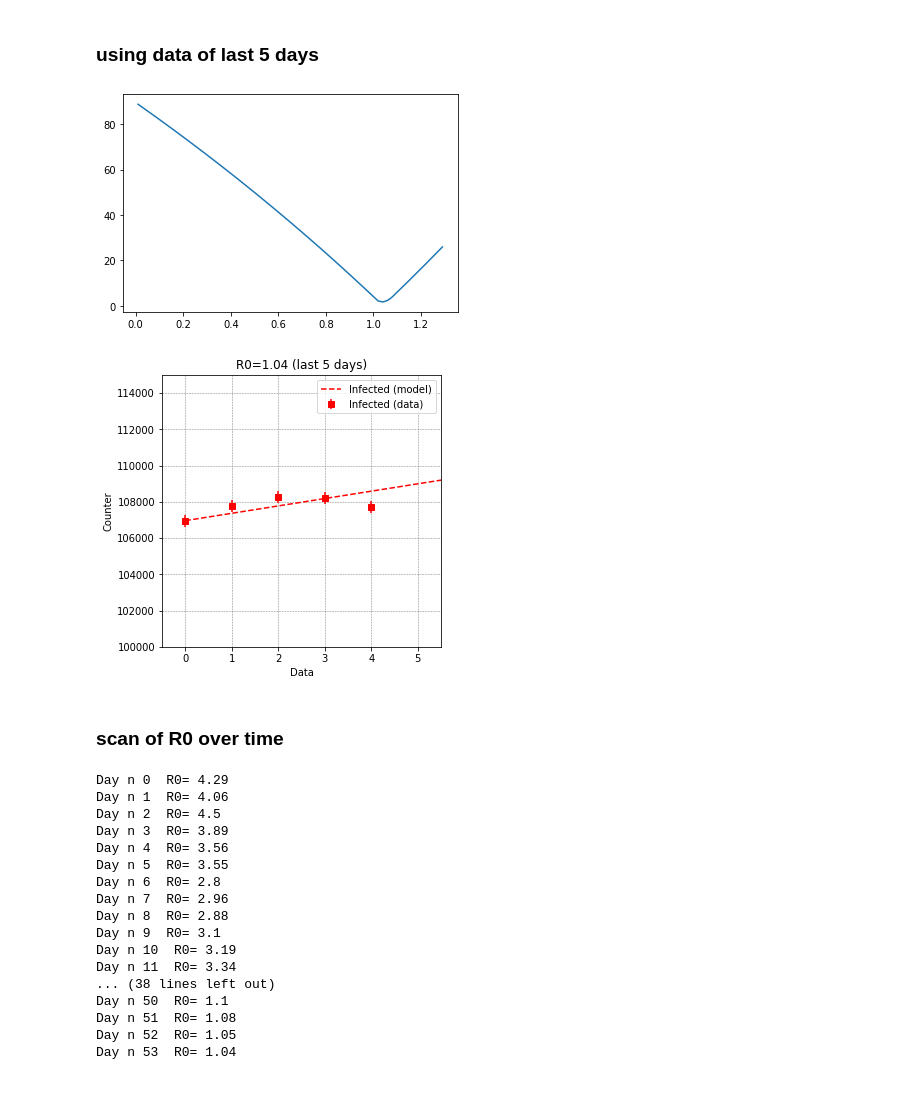
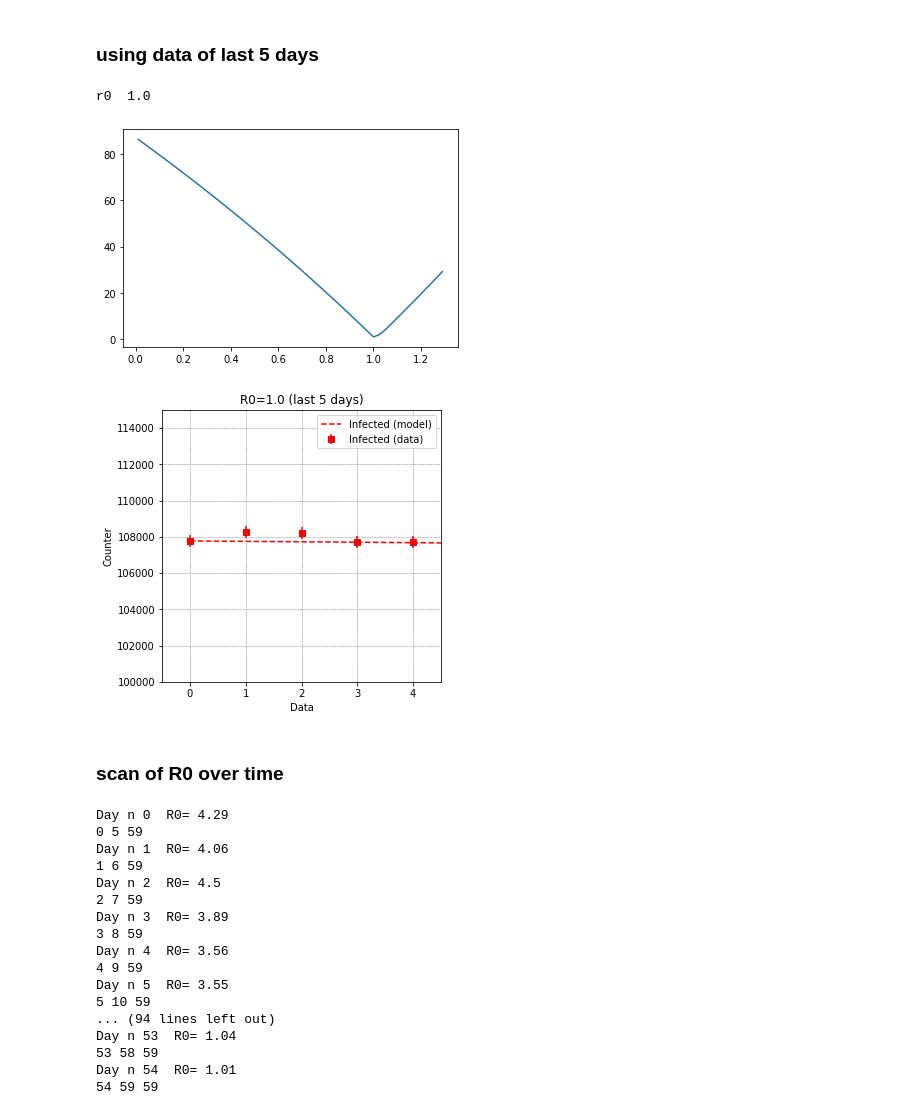
Before and after one commit to apalladi/datascienceprojects, a Jupyter notebook: covid19/main-code.ipynb, the cells around one changed output. Saved outputs shown, nothing was run; the diff lists cells and outputs as text; code cells hidden in the pictures.

```diff
--- a/covid19/main-code.ipynb
+++ b/covid19/main-code.ipynb
@@ -115,13 +131,13 @@ def SIR(N,beta,gamma,I0=1,R0=0,t=np.arange(0,365)):
 ### definition of SIR 2.0
 # %%
 # The SIR model differential equations.
-def deriv_SIR_2(y, t, N, beta1,gamma,beta2,tau=10**6):
+def deriv_SIR_2(y, t, N, beta1,gamma,tau=10**6,t_thresh=14):
     S,I,R = y
 
-    if t<=14:      # il lockdown nazionale inizia al 14° giorno
+    if t<=t_thresh:      # il lockdown nazionale inizia al 14° giorno
         B=beta1
     else:
-        B=beta2*np.exp(-(t-14)/tau)
+        B=beta1*np.exp(-(t-t_thresh)/tau)
 
     dSdt = -(B*I/N)*S
     dIdt = (B*S/N)*I - gamma*I
@@ -130,7 +146,7 @@ def deriv_SIR_2(y, t, N, beta1,gamma,beta2,tau=10**6):
     return dSdt, dIdt, dRdt
 
 
-def SIR_2(N,beta1,gamma,beta2,tau=10**6,I0=1,R0=0,t=np.arange(0,365)):
+def SIR_2(N,beta1,gamma,tau=10**6,t_thresh=14,I0=1,R0=0,t=np.arange(0,365)):
     # Definition of the initial conditions
     # I0 and R0 denotes the number of initial infected people (I0)
     # and the number of people that recovered and are immunized (R0)
@@ -143,7 +159,7 @@ def SIR_2(N,beta1,gamma,beta2,tau=10**6,I0=1,R0=0,t=np.arange(0,365)):
     y0 = S0, I0, R0
 
     # Integrate the SIR equations over the time grid, t.
-    ret = odeint(deriv_SIR_2, y0, t, args=(N,beta1,gamma,beta2,tau))
+    ret = odeint(deriv_SIR_2, y0, t, args=(N,beta1,gamma,tau,t_thresh))
     S, I, R = np.transpose(ret)
 
     return (t,S,I,R)
@@ -167,24 +183,24 @@ def optimizer_adv(R0,R02,tau):
     return accuracy,errperc,stdperc
 # %%
 # grid on 3 parameters
-R0grid=np.linspace(4.5,5,10)
-R02grid=np.linspace(3,3.5,10)
-taugrid=np.linspace(33,35,20)
+R0grid=np.linspace(4.5,5.5,10)
+taugrid=np.linspace(27,30,10)
+ttreshgrid=np.linspace(3,7,10)
 
 res_scan=[]
 counter=0
 counter2=0
-cycle_tot=len(R0grid)*len(R02grid)*len(taugrid)
+cycle_tot=len(R0grid)*len(taugrid)*len(ttreshgrid)
 
 time1=pctime.time()
 
 # minimization
 
 for r in R0grid:
-    for r2 in R02grid:
-        for tau in taugrid:
-            opt_res=optimizer_adv(r,r2,tau)
-            res_scan.append([r,r2,tau,opt_res[0],opt_res[1],opt_res[2]])
+    for tau in taugrid:
+        for tt in ttreshgrid:
+            opt_res=optimizer_adv(r,tau,tt)
+            res_scan.append([r,tau,tt,opt_res[0],opt_res[1],opt_res[2]])
             counter=counter+1
             counter2=counter2+1
             if counter2==cycle_tot/10:
@@ -207,7 +223,7 @@ completed  90.0 %. Remaining time  1.8 sec
 completed  100.0 %. Remaining time  0.0 sec
 # %%
 df_res_scan=pd.DataFrame(res_scan)
-df_res_scan.columns=['R0','R0lock','tau','MSE','mean err%','std err%']
+df_res_scan.columns=['R0','tau','t_thresh','MSE','mean err%','std err%']
 
 df_res_scan.sort_values(by='MSE')
 # %% [output]
@@ -233,17 +249,20 @@ array([ 4.83333333,  3.11111111, 33.73684211])
 # %%
-fin_result_updated=SIR_2(6*10**7,par_ideal[0]*1/14,1/14,par_ideal[1]*1/14,par_ideal[2],I0=ydata_inf[0])
+fin_result_updated=SIR_2(6*10**7,par_ideal[0]*1/14,1/14,par_ideal[1],t_thresh=par_ideal[2],I0=3*ydata_inf[0])
 
 t=fin_result_updated[0]
+s_vec=fin_result_updated[1]
 i_vec=fin_result_updated[2]
+r_vec=fin_result_updated[3]
 
 plt.figure(figsize=(7,5))
 plt.plot(np.arange(len(ydata_inf)),ydata_inf,color='red',linestyle='None',marker='.',label='Infetti attivi (dati)')
-plt.plot(t, i_vec, label='Infetti attivi (modello, best-fit)',color='red',linestyle='--')
-plt.fill_between(t, i_vec*(1+par_ideal[5]/100*2),i_vec*(1-par_ideal[5]/100*2), label='Infetti attivi (modello, 95% C.L.)',color='red',alpha=.2)
-plt.plot(np.zeros(2)+70,[-1000,140000],color='purple')
+plt.plot(t, i_vec/3, label='Infetti attivi (modello, best-fit)',color='red',linestyle='--')
+plt.fill_between(t, i_vec*(1+par_ideal[4]/100*2)/3,i_vec*(1-par_ideal[4]/100*2)/3, label='Infetti attivi (modello, 95% C.L.)',color='red',alpha=.2)
+plt.plot(np.zeros(2)+70,[-1000,250000],color='purple')
 plt.xticks(np.arange(0,100,7),['24 Feb','2 Mar','9 Mar','16 Mar','23 Mar','30 Mar','6 Apr','13 Apr','20 Apr','27 Apr','4 Mag','11 Mag','18 Mag','25 Mag','1 Giu'],rotation=30)
 plt.xlim(0,100)
-plt.ylim(0,140000)
+plt.ylim(100,1.2*10**5)
+#plt.yscale('log')
 plt.annotate("Lockdown", xy=(14,10000), xytext=(3,40000), arrowprops=dict(arrowstyle="->"),fontsize=13)
 plt.xlabel('Data')
 plt.ylabel('Counter')
@@ -277,6 +325,8 @@ def minimizer(R0,t1=today-5,t2=today):
     #true data
     ydata_inf_2=np.array(ydata_inf[t1:t2])
     xdata_2=np.arange(0,len(ydata_inf_2))
+
+    #print(ydata_inf_2)
 
     #model
     fin_result=SIR(60*10**6,0.1*R0,0.1,I0=ydata_inf_2[0])
@@ -296,40 +346,41 @@ minimizer_vec=np.vectorize(minimizer)
 xgrid=np.arange(0.01,1.3,0.01)
 ygrid=minimizer_vec(xgrid)
 r0_ideal=round(xgrid[np.argmin(ygrid)],2)
-r0_ideal
+print('r0 ',r0_ideal)
 
 plt.plot(xgrid,ygrid)
 plt.show()
 # %% [output]
+r0  1.0
-[figure, old version]
+[figure, new version]
 # %%
 ydata_inf_2=np.array(ydata_inf[today-5:today])
 xdata_2=np.arange(0,len(ydata_inf_2))
 
 fin_result=SIR(60*10**6,0.1*r0_ideal,0.1,I0=ydata_inf_2[0])
 
 t_R0=fin_result[0]
 #s_vec=fin_result[1]
 i_vec_R0=fin_result[2]
 #r_vec=fin_result[3]
 
 plt.figure(figsize=(5,5))
 plt.errorbar(xdata_2,ydata_inf_2,np.sqrt(ydata_inf_2),color='red',linestyle='None',marker='s',label='Infected (data)')
 plt.plot(t_R0, i_vec_R0, 'r--', label='Infected (model)')
 #plt.yscale('log')
 #plt.xticks(np.arange(14,70,7),['21 Feb','28 Feb','6 Mar','13 Mar','20 Mar','27 Mar','3 Apr','10 Apr'],rotation=30)
-plt.xlim(-0.5,5.5)
+plt.xlim(-0.5,4.5)
 plt.ylim(10**5,1.15*10**5)
 #plt.ylim(0,300)
 plt.xlabel('Data')
 plt.ylabel('Counter')
 plt.legend()
 plt.grid(color='gray', linestyle='--', linewidth=0.5)
 plt.title('R0='+str(r0_ideal)+' (last 5 days)')
-#plt.savefig('output3/r0-5days.png',dpi=300)
+plt.savefig('r0-5days.png',dpi=300)
 plt.show()
 # %% [output]
-[figure, old version]
+[figure, new version]
 # %% [markdown]
 ### scan of R0 over time
 # %%
@@ -343,33 +394,34 @@ def minimizer_gen(t1,t2,xgrid=np.arange(0.1,5,0.01)):
     return r0_ideal
 
 r0_time=[]
-scangrid=np.linspace(0,5,50)
+scangrid=np.linspace(0,5,100)
 
-for i in range(today-(time_window-1)):
+for i in range(0,today-(time_window-1)):
     min_val=minimizer_gen(i,i+time_window,xgrid=scangrid)
     r0_time.append(min_val)
     scangrid=np.linspace(0,min_val+1,100)  #the grid change over the time (this speed up the process)
     print('Day n',i,' R0=',min_val)
+    print(i,i+time_window,len(ydata_inf))
 
 r0_time=np.array(r0_time)
 # %% [output]
 Day n 0  R0= 4.29
+0 5 59
 Day n 1  R0= 4.06
+1 6 59
 Day n 2  R0= 4.5
+2 7 59
 Day n 3  R0= 3.89
+3 8 59
 Day n 4  R0= 3.56
+4 9 59
 Day n 5  R0= 3.55
-Day n 6  R0= 2.8
-Day n 7  R0= 2.96
-Day n 8  R0= 2.88
-Day n 9  R0= 3.1
-Day n 10  R0= 3.19
-Day n 11  R0= 3.34
-... (38 lines left out)
-Day n 50  R0= 1.1
-Day n 51  R0= 1.08
-Day n 52  R0= 1.05
+5 10 59
+... (94 lines left out)
 Day n 53  R0= 1.04
+53 58 59
+Day n 54  R0= 1.01
+54 59 59
 # %%
 plt.figure(figsize=(5,5))
 plt.plot(r0_time)
```
Also changed, not shown: parts of 16 cells of this notebook, 27 other files.
